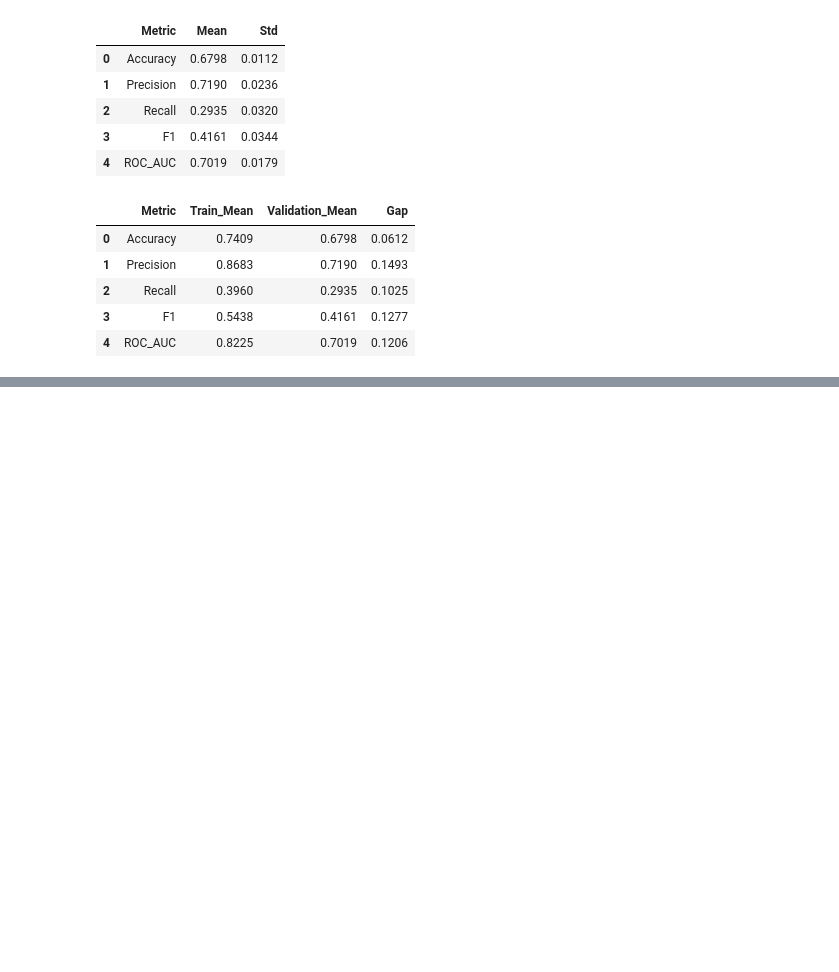
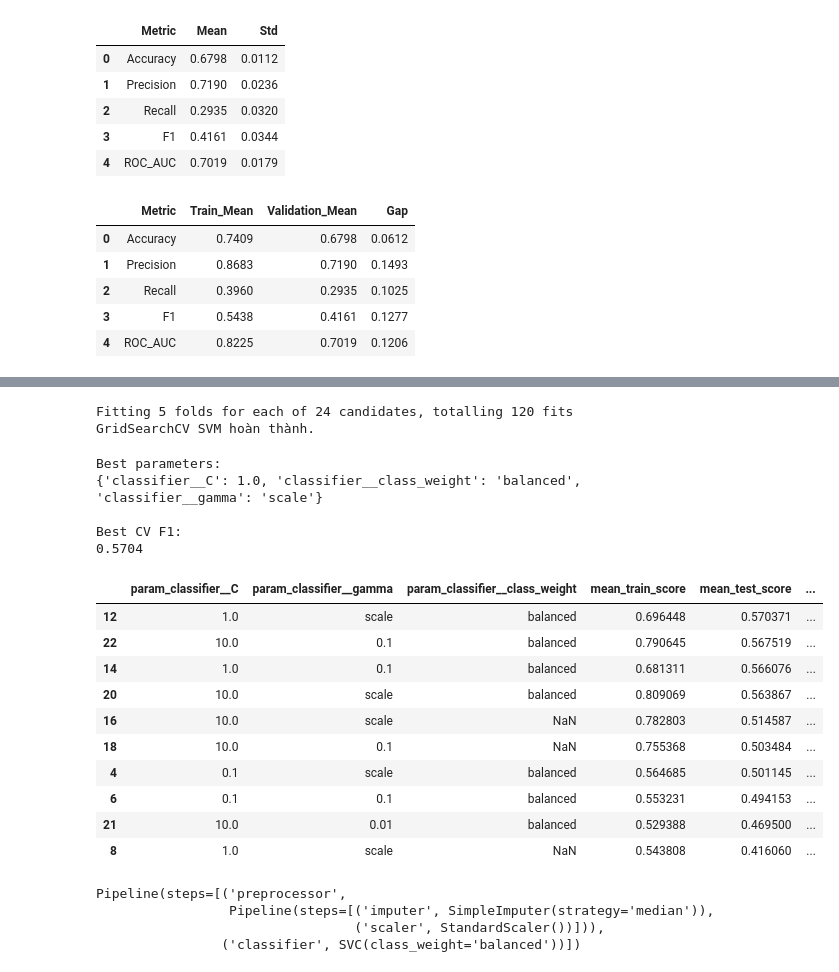
Before and after one commit to hoangthiyen01112005-ux/WaterQualityProject, a Jupyter notebook: ai-models/colab/03_train.ipynb, the cells around one changed output, grey strips where cells are left out. Saved outputs shown, nothing was run; the diff lists cells and outputs as text; code cells hidden in the pictures; blank space fills up the shorter version.

Commit message:
train: add svm tuning and cross validation

```diff
--- a/ai-models/colab/03_train.ipynb
+++ b/ai-models/colab/03_train.ipynb
@@ -990,0 +1191,12 @@ svm_train_validation.round(4)
+# %%
+svm_grid_search = GridSearchCV(
+    estimator=svm_tuning_pipeline,
+    param_grid=svm_param_grid,
+    scoring="f1",
+    cv=cv_strategy,
+    n_jobs=-1,
+    verbose=1,
+    return_train_score=True
+)
+
+svm_grid_search
@@ -990,0 +1216,65 @@ svm_train_validation.round(4)
+# %%
+svm_grid_search.fit(
+    X_train,
+    y_train
+)
+
+print("GridSearchCV SVM hoàn thành.")
+# %% [output]
+Fitting 5 folds for each of 24 candidates, totalling 120 fits
+GridSearchCV SVM hoàn thành.
+# %%
+print("Best parameters:")
+print(svm_grid_search.best_params_)
+
+print("\nBest CV F1:")
+print(round(svm_grid_search.best_score_, 4))
+# %% [output]
+Best parameters:
+{'classifier__C': 1.0, 'classifier__class_weight': 'balanced', 'classifier__gamma': 'scale'}
+
+Best CV F1:
+0.5704
+# %%
+svm_grid_results = pd.DataFrame(
+    svm_grid_search.cv_results_
+)
+
+svm_top_results = (
+    svm_grid_results[
+        [
+            "param_classifier__C",
+            "param_classifier__gamma",
+            "param_classifier__class_weight",
+            "mean_train_score",
+            "mean_test_score",
+            "std_test_score",
+            "rank_test_score"
+        ]
+    ]
+    .sort_values("rank_test_score")
+    .head(10)
+)
+
+svm_top_results
+# %% [output]
+|  | param_classifier__C | param_classifier__gamma | param_classifier__class_weight | mean_train_score | mean_test_score | ... |
+| 12 | 1.0 | scale | balanced | 0.696448 | 0.570371 | ... |
+| 22 | 10.0 | 0.1 | balanced | 0.790645 | 0.567519 | ... |
+| 14 | 1.0 | 0.1 | balanced | 0.681311 | 0.566076 | ... |
+| 20 | 10.0 | scale | balanced | 0.809069 | 0.563867 | ... |
+| 16 | 10.0 | scale | NaN | 0.782803 | 0.514587 | ... |
+| 18 | 10.0 | 0.1 | NaN | 0.755368 | 0.503484 | ... |
+| 4 | 0.1 | scale | balanced | 0.564685 | 0.501145 | ... |
+| 6 | 0.1 | 0.1 | balanced | 0.553231 | 0.494153 | ... |
+| 21 | 10.0 | 0.01 | balanced | 0.529388 | 0.469500 | ... |
+| 8 | 1.0 | scale | NaN | 0.543808 | 0.416060 | ... |
+# %%
+best_svm_pipeline = svm_grid_search.best_estimator_
+
+best_svm_pipeline
+# %% [output]
+Pipeline(steps=[('preprocessor',
+                 Pipeline(steps=[('imputer', SimpleImputer(strategy='median')),
+                                 ('scaler', StandardScaler())])),
+                ('classifier', SVC(class_weight='balanced'))])
```
Also changed, not shown: parts of 10 cells of this notebook.
